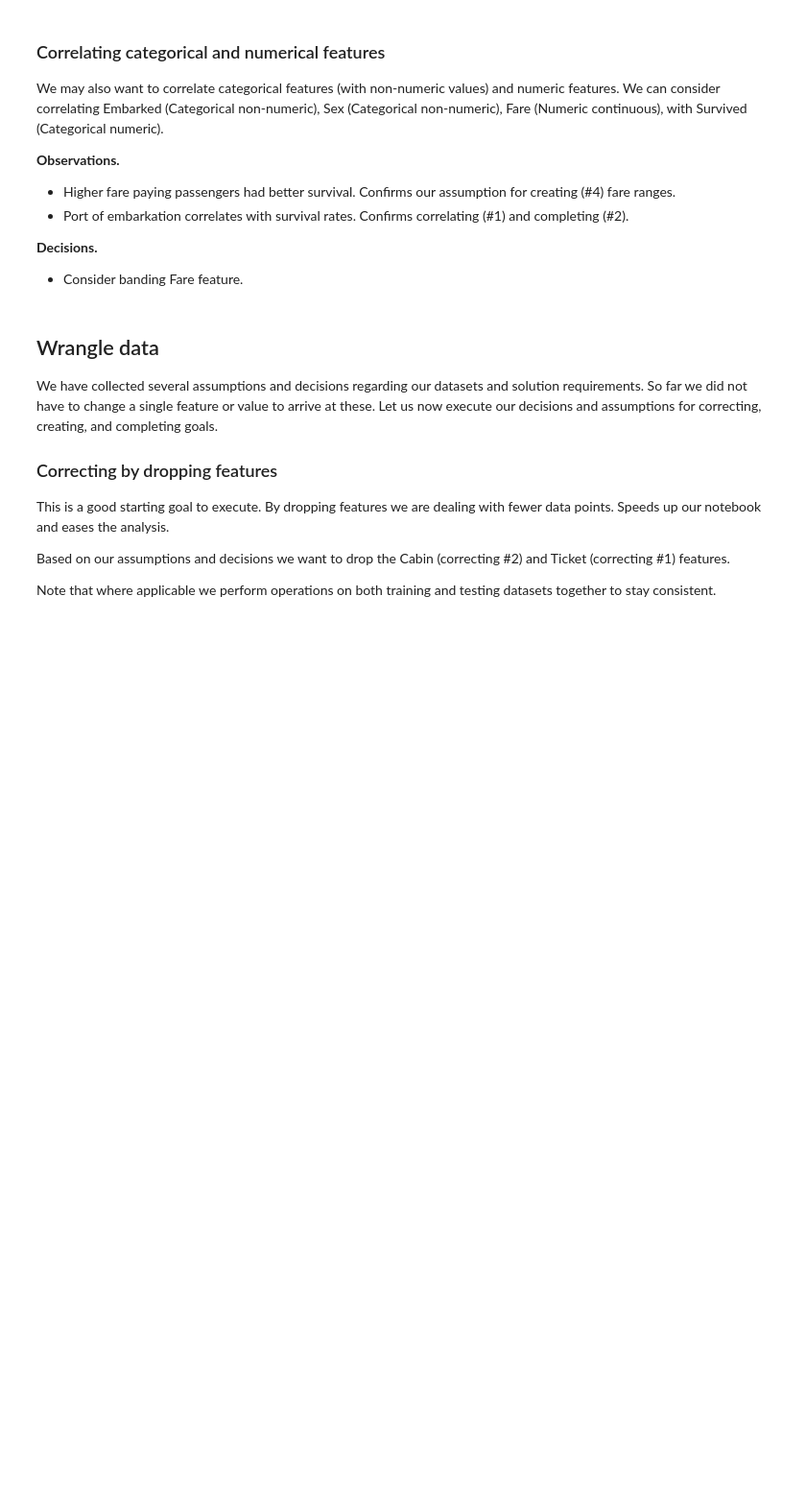
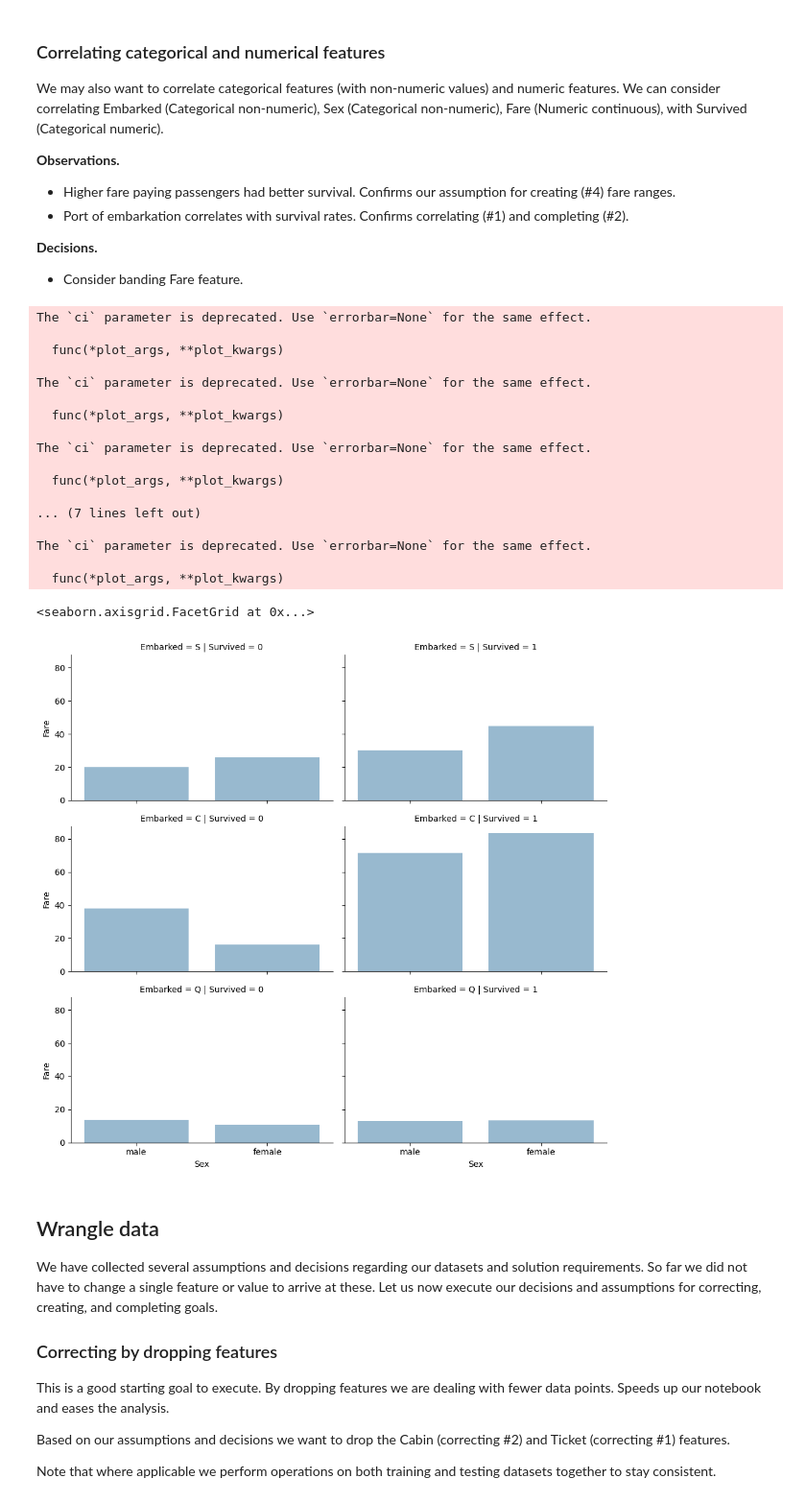
Before and after one commit to sqVish99/DM_Assignment1, a Jupyter notebook: Titanic_Data_Science_Solutions.ipynb, the cells around one changed output. Shown: that part at 96% size. Saved outputs shown, nothing was run; the diff lists cells and outputs as text; code cells hidden in the pictures; blank space fills up the shorter version.

```diff
--- a/Titanic_Data_Science_Solutions.ipynb
+++ b/Titanic_Data_Science_Solutions.ipynb
@@ -392,9 +483,29 @@ We may also want to correlate categorical features (with non-numeric values) and
 - Consider banding Fare feature.
 # %%
 # grid = sns.FacetGrid(train_df, col='Embarked', hue='Survived', palette={0: 'k', 1: 'w'})
-grid = sns.FacetGrid(train_df, row='Embarked', col='Survived', size=2.2, aspect=1.6)
+grid = sns.FacetGrid(train_df, row='Embarked', col='Survived', aspect=1.6)
 grid.map(sns.barplot, 'Sex', 'Fare', alpha=.5, ci=None)
 grid.add_legend()
+# %% [output]
+The `ci` parameter is deprecated. Use `errorbar=None` for the same effect.
+
+  func(*plot_args, **plot_kwargs)
+
+The `ci` parameter is deprecated. Use `errorbar=None` for the same effect.
+
+  func(*plot_args, **plot_kwargs)
+
+The `ci` parameter is deprecated. Use `errorbar=None` for the same effect.
+
+  func(*plot_args, **plot_kwargs)
+
+... (7 lines left out)
+
+The `ci` parameter is deprecated. Use `errorbar=None` for the same effect.
+
+  func(*plot_args, **plot_kwargs)
+<seaborn.axisgrid.FacetGrid at 0x...>
+[figure, added]
 # %% [markdown]
 ## Wrangle data
 
```
Also changed, not shown: parts of 49 cells of this notebook.
